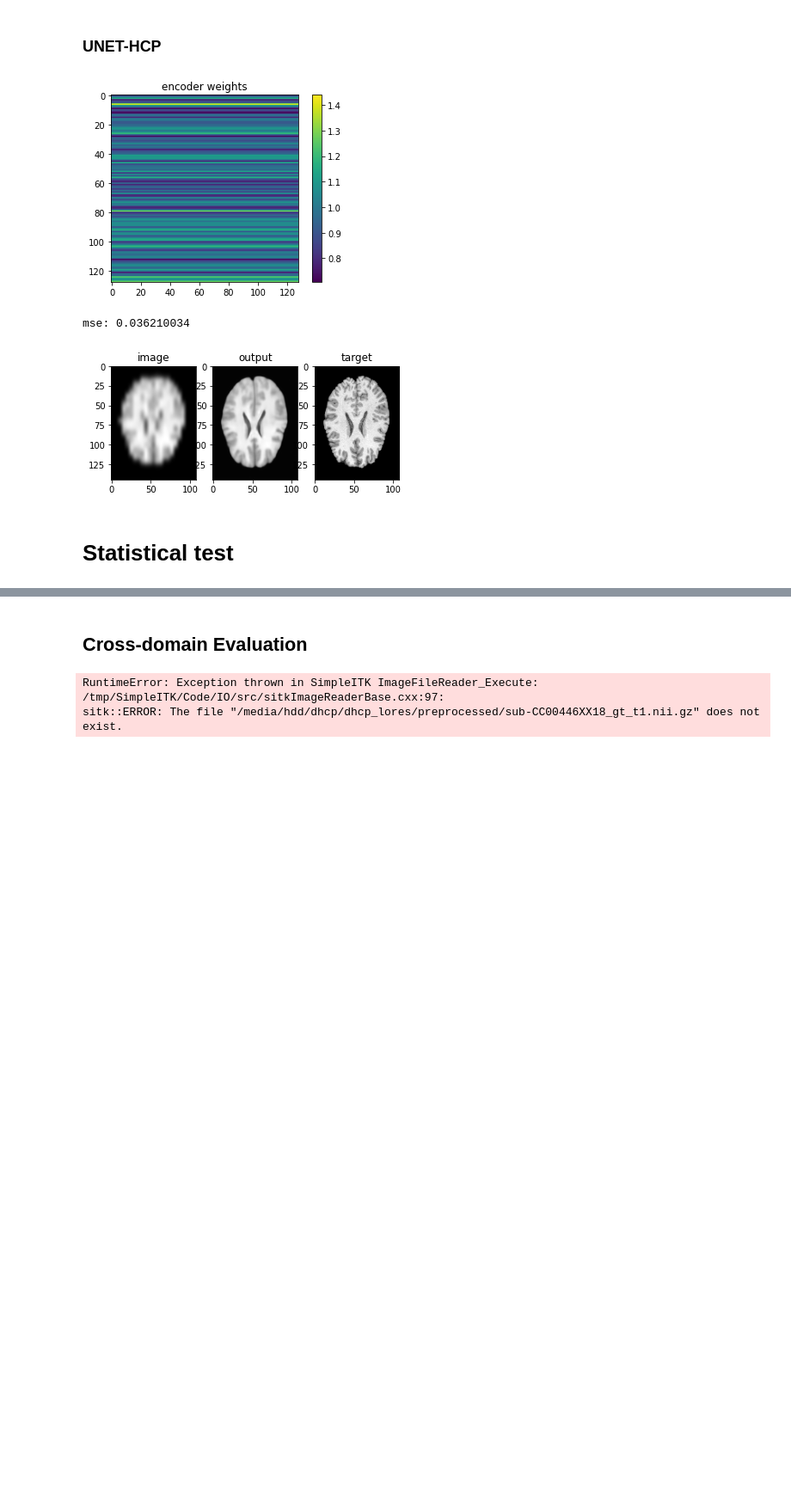
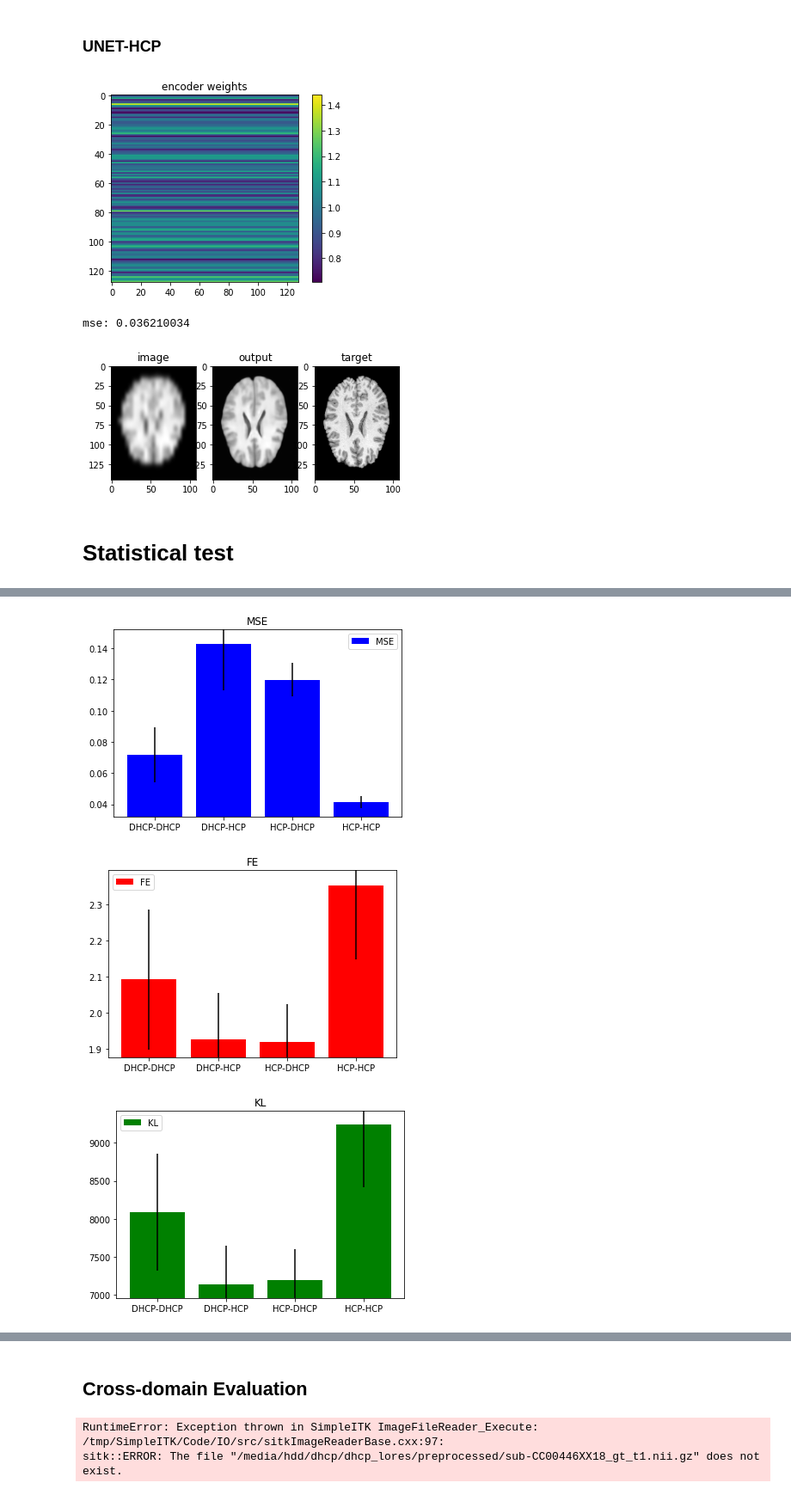
Before and after one commit to ExtremeViscent/SR-UNet, a Jupyter notebook: inference/inference_1_CREATE.ipynb, the cells around one changed output, grey strips where cells are left out. Shown at 86% size. Drawn from its saved outputs; the diff is of its cells as text; code cells hidden in the pictures; blank space fills up the shorter version.

```diff
--- a/inference/inference_1_CREATE.ipynb
+++ b/inference/inference_1_CREATE.ipynb
@@ -483,0 +510,3 @@ dataloader =
+# %%
+dhcp_dl = get_dataloader(dataset='dhcp',data_dir='/scratch/prj/bayunet/dhcp_lores/')
+hcp_dl = get_dataloader(dataset='hcp',data_dir='/scratch/prj/bayunet/HCP_1200/')
@@ -483,0 +590,72 @@ dataloader =
+# %%
+#visualize the metrics
+MSEs = [mse_dhcp_dhcp,mse_dhcp_hcp,mse_hcp_dhcp,mse_hcp_hcp]
+FEs = [fe_dhcp_dhcp,fe_dhcp_hcp,fe_hcp_dhcp,fe_hcp_hcp]
+KLs = [kl_dhcp_dhcp,kl_dhcp_hcp,kl_hcp_dhcp,kl_hcp_hcp]
+
+MSE_means = [np.mean(mse) for mse in MSEs]
+MSE_stds = [np.std(mse) for mse in MSEs]
+FE_means = [np.mean(fe) for fe in FEs]
+FE_stds = [np.std(fe) for fe in FEs]
+KL_means = [np.mean(kl) for kl in KLs]
+KL_stds = [np.std(kl) for kl in KLs]
+
+labels = ['DHCP-DHCP','DHCP-HCP','HCP-DHCP','HCP-HCP']
+x_pos = np.arange(len(labels))
+
+fig, ax = plt.subplots()
+ax.bar(x_pos, MSE_means,yerr = MSE_stds, color='b', label='MSE')
+ax.set_xticklabels(labels)
+ax.set_xticks(x_pos)
+ax.set_title('MSE')
+ax.set_ylim(np.min(MSE_means)-np.std(MSE_stds),np.max(MSE_means)+np.std(MSE_stds))
+ax.legend()
+tt_dd_dh = stats.ttest_ind(MSEs[0],MSEs[1])
+tt_hd_hh = stats.ttest_ind(MSEs[2],MSEs[3])
+print('MSE T-test: DHCP-DHCP vs DHCP-HCP')
+print(tt_dd_dh[1])
+if tt_dd_dh[1] < 0.05:
+    print('DHCP-DHCP is significantly different from DHCP-HCP')
+print('MSE T-test: HCP-DHCP vs HCP-HCP')
+print(tt_hd_hh[1])
+if tt_hd_hh[1] < 0.05:
+    print('HCP-DHCP is significantly different from HCP-HCP')
+print('\n')
+
+fig, ax = plt.subplots()
+ax.bar(x_pos, FE_means,yerr = FE_stds, color='r', label='FE')
+ax.set_xticklabels(labels)
+ax.set_xticks(x_pos)
+ax.set_title('FE')
+ax.set_ylim(np.min(FE_means)-np.std(FE_stds),np.max(FE_means)+np.std(FE_stds))
+ax.legend()
+tt_dd_dh = stats.ttest_ind(FEs[0],FEs[1])
+tt_hd_hh = stats.ttest_ind(FEs[2],FEs[3])
+print('FE T-test: DHCP-DHCP vs DHCP-HCP')
+print(tt_dd_dh[1])
+if tt_dd_dh[1] < 0.05:
+    print('DHCP-DHCP is significantly different from DHCP-HCP')
+print('FE T-test: HCP-DHCP vs HCP-HCP')
+print(tt_hd_hh[1])
+if tt_hd_hh[1] < 0.05:
+    print('HCP-DHCP is significantly different from HCP-HCP')
+print('\n')
+
+fig, ax = plt.subplots()
+ax.bar(x_pos, KL_means,yerr = KL_stds, color='g', label='KL')
+ax.set_xticklabels(labels)
+ax.set_xticks(x_pos)
+ax.set_title('KL')
+ax.set_ylim(np.min(KL_means)-np.std(KL_stds),np.max(KL_means)+np.std(KL_stds))
+ax.legend()
+tt_dd_dh = stats.ttest_ind(KLs[0],KLs[1])
+tt_hd_hh = stats.ttest_ind(KLs[2],KLs[3])
+print('KL T-test: DHCP-DHCP vs DHCP-HCP')
+print(tt_dd_dh[1])
+if tt_dd_dh[1] < 0.05:
+    print('DHCP-DHCP is significantly different from DHCP-HCP')
+print('KL T-test: HCP-DHCP vs HCP-HCP')
+print(tt_hd_hh[1])
+if tt_hd_hh[1] < 0.05:
+    print('HCP-DHCP is significantly different from HCP-HCP')
+# %% [output]
@@ -483,0 +686,3 @@ dataloader =
+[figure, added]
+[figure, added]
+[figure, added]
```
Also changed, not shown: parts of 9 cells of this notebook, 1 other file.
